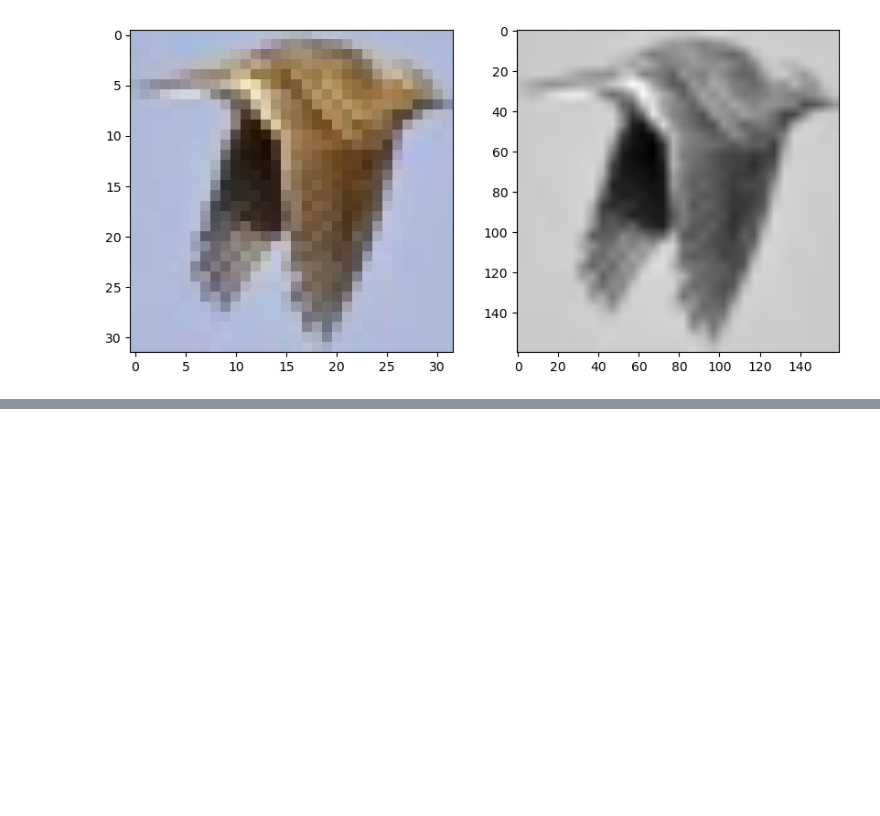
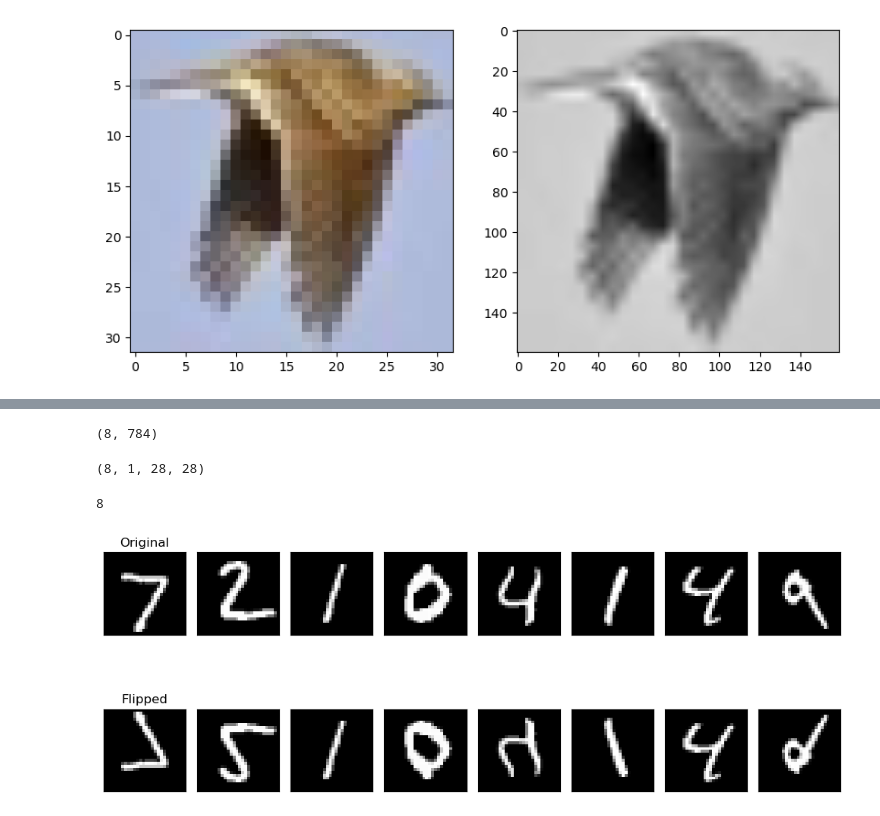
Before and after one commit to diaazg/Deep-learning, a Jupyter notebook: notebooks/CNN.ipynb, the cells around one changed output, grey strips where cells are left out. Cells and saved outputs as stored; diff of their text form; code cells hidden in the pictures; blank space fills up the shorter version.

Commit message:
custom dataset and transformation

```diff
--- a/notebooks/CNN.ipynb
+++ b/notebooks/CNN.ipynb
@@ -504,0 +521,7 @@ torch.Size([1, 160, 160])
+# %%
+labels = data[:8,0]
+data = data[:8,1:]
+
+print(data.shape)
+# %% [output]
+(8, 784)
@@ -504,0 +531,4 @@ torch.Size([1, 160, 160])
+# %%
+data.shape
+# %% [output]
+(8, 1, 28, 28)
@@ -504,0 +539,51 @@ torch.Size([1, 160, 160])
+# %%
+tensors = (dataT, labelT)
+tensors[0].shape[0]
+# %% [output]
+8
+# %%
+class CustomDataset(Dataset):
+    def __init__(self,tensors,transform=None):
+       self.tensors = tensors # tensors is a tuple
+       self.transform = transform
+
+    def __len__(self):
+        return self.tensors[0].shape[0]
+
+    def __getitem__(self, index):
+        if self.transform:
+            x = self.transform(self.tensors[0][index]) # tensors[0] is the data
+        else:
+            x = self.tensors[0][index]
+        y = self.tensors[1][index]
+        return x,y
+# %%
+# data -> dataset -> dataloader
+# Note that several transformers work only on PIL-format data,
+# So it's common to transform to PIL ,apply transformations then transfrom back to tensor
+
+imgTrans = T.Compose([
+    T.ToPILImage(),
+    T.RandomVerticalFlip(p=.8),
+    T.ToTensor()
+])
+# %%
+train_data = CustomDataset(tensors,transform=imgTrans)
+dataLoader = DataLoader(train_data,batch_size=8,shuffle=False)
+# %%
+X,y = next(iter(dataLoader))
+fig,axs = plt.subplots(2,8,figsize=(10,5))
+for i in range(8):
+    axs[0,i].imshow(dataT[i,0,:,:].detach(),cmap='gray')
+    axs[1,i].imshow(X[i,0,:,:].detach(),cmap='gray')
+    axs[0,i].set_xticks([])
+    axs[0,i].set_yticks([])
+    axs[1,i].set_xticks([])
+    axs[1,i].set_yticks([])
+
+axs[0,0].set_title('Original')
+axs[1,0].set_title('Flipped')
+plt.tight_layout()
+plt.show()
+# %% [output]
+[figure, added]
```
Also changed, not shown: parts of 7 cells of this notebook.
